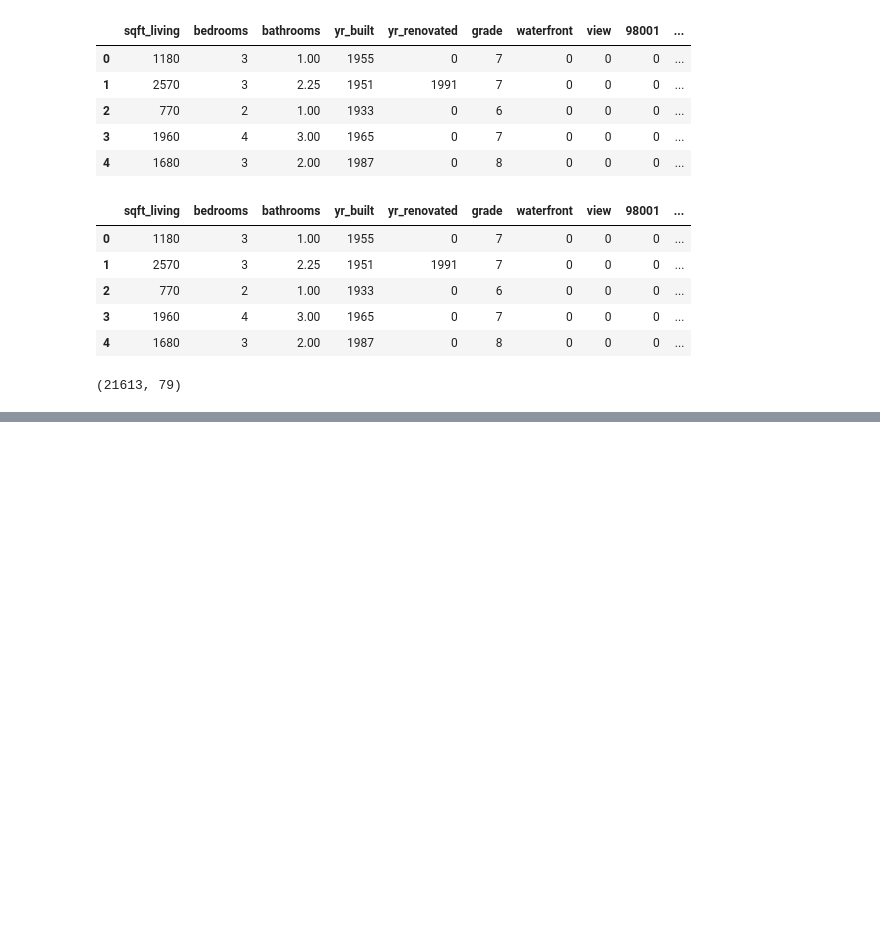
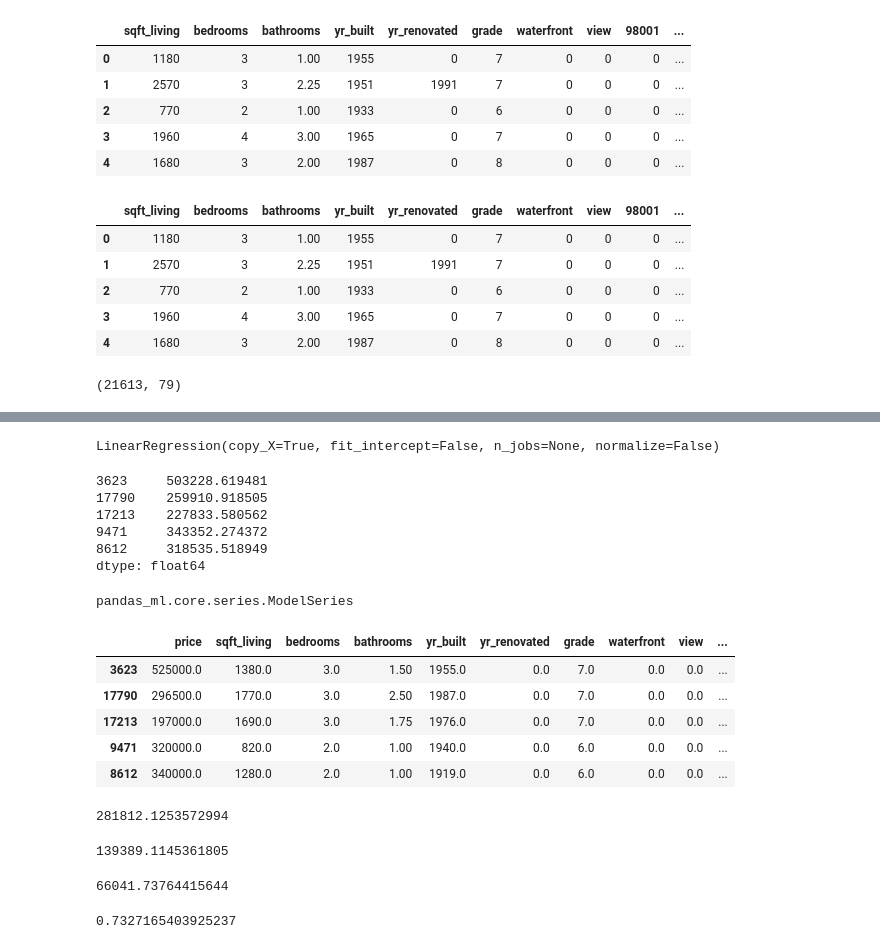
Before and after one commit to sbksabu/ML, a Jupyter notebook: RegressionML.ipynb, the cells around one changed output, grey strips where cells are left out. Drawn from its saved outputs; the diff is of its cells as text; code cells hidden in the pictures; blank space fills up the shorter version.

```diff
--- a/RegressionML.ipynb
+++ b/RegressionML.ipynb
@@ -173,0 +292,6 @@ mf.shape
+# %%
+data = pd.concat([x_data, hs_zipcode, y_data], axis=1)
+# %%
+mf = pdml.ModelFrame(data.to_dict())
+# %%
+mf.target_name = 'price'
@@ -173,0 +304,21 @@ mf.shape
+# %%
+mf_train, mf_test = mf.model_selection.train_test_split(test_size = 0.2)
+# %%
+mf_train.fit(estimator)
+# %% [output]
+LinearRegression(copy_X=True, fit_intercept=False, n_jobs=None, normalize=False)
+# %%
+predictions = mf_test.predict(estimator)
+
+predictions.head()
+# %% [output]
+3623     503228.619481
+17790    259910.918505
+17213    227833.580562
+9471     343352.274372
+8612     318535.518949
+dtype: float64
+# %%
+type(predictions)
+# %% [output]
+pandas_ml.core.series.ModelSeries
@@ -173,0 +327,9 @@ mf.shape
+# %%
+mf_test.head()
+# %% [output]
+|  | price | sqft_living | bedrooms | bathrooms | yr_built | yr_renovated | grade | waterfront | view | ... |
+| 3623 | 525000.0 | 1380.0 | 3.0 | 1.50 | 1955.0 | 0.0 | 7.0 | 0.0 | 0.0 | ... |
+| 17790 | 296500.0 | 1770.0 | 3.0 | 2.50 | 1987.0 | 0.0 | 7.0 | 0.0 | 0.0 | ... |
+| 17213 | 197000.0 | 1690.0 | 3.0 | 1.75 | 1976.0 | 0.0 | 7.0 | 0.0 | 0.0 | ... |
+| 9471 | 320000.0 | 820.0 | 2.0 | 1.00 | 1940.0 | 0.0 | 6.0 | 0.0 | 0.0 | ... |
+| 8612 | 340000.0 | 1280.0 | 2.0 | 1.00 | 1919.0 | 0.0 | 6.0 | 0.0 | 0.0 | ... |
@@ -173,0 +338,18 @@ mf.shape
+# %%
+import math
+
+math.sqrt(mse)
+# %% [output]
+281812.1253572994
+# %%
+mf_test.metrics.mean_absolute_error(predictions.values)
+# %% [output]
+139389.1145361805
+# %%
+mf_test.metrics.median_absolute_error(mf_test.target.values, predictions.values)
+# %% [output]
+66041.73764415644
+# %%
+mf_test.metrics.r2_score(mf_test.target.values)
+# %% [output]
+0.7327165403925237
```
Also changed, not shown: parts of 27 cells of this notebook.
